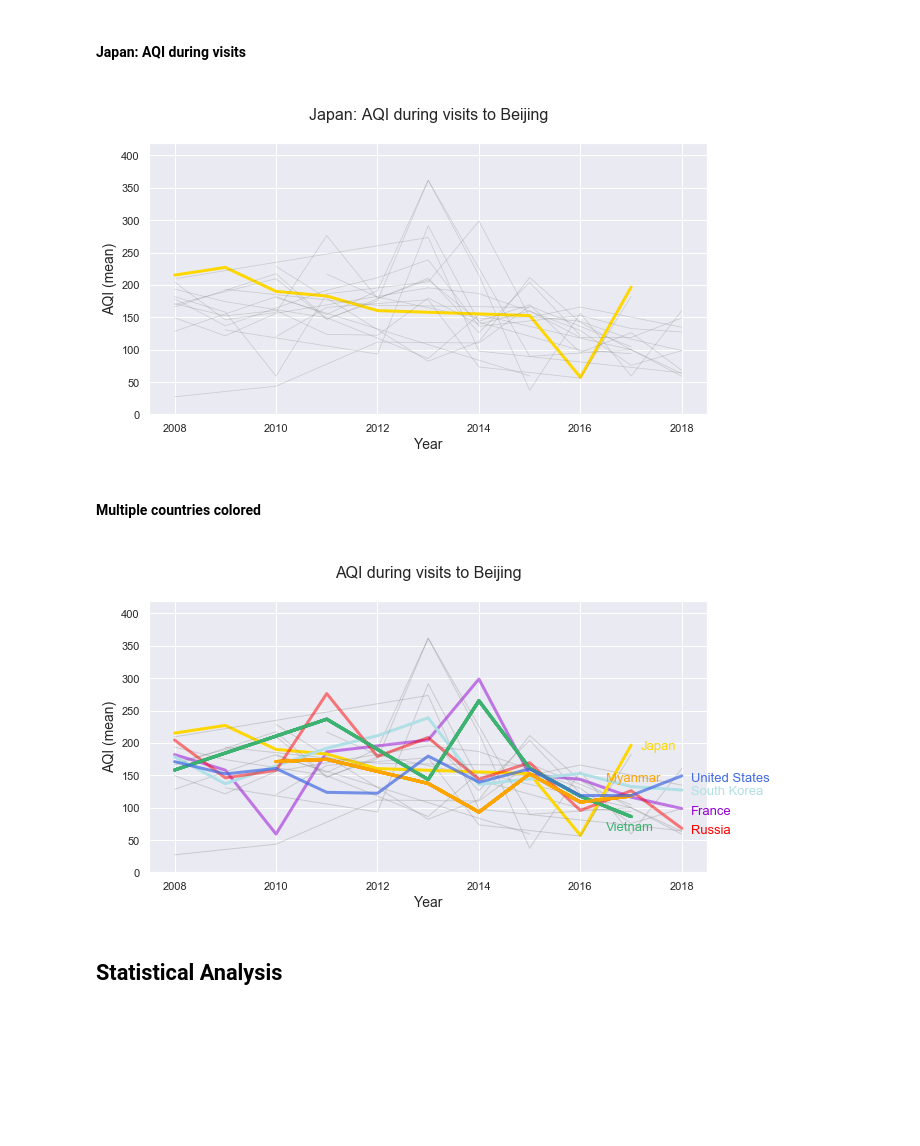
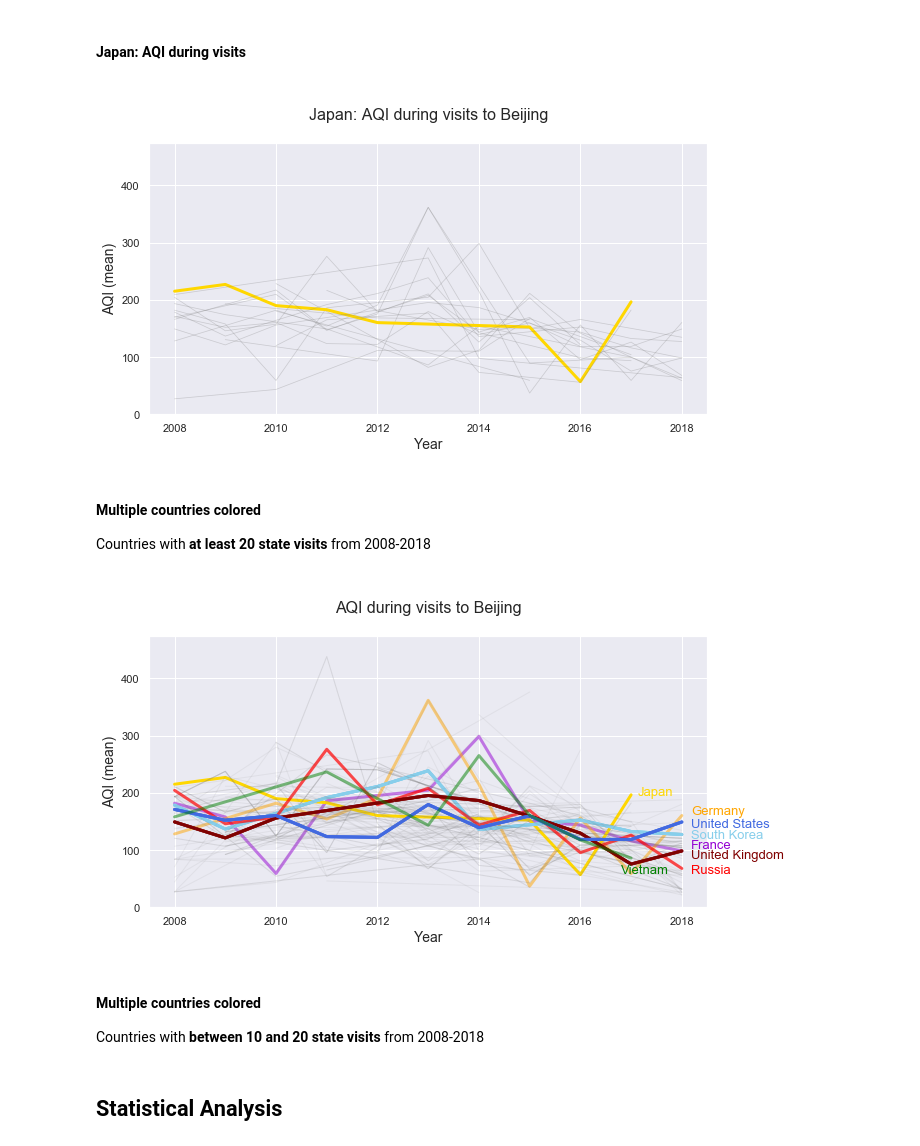
Before and after one commit to yontartu/wuran, a Jupyter notebook: beijing_aqi_analysis.ipynb, the cells around one changed output. Drawn from its saved outputs; the diff is of its cells as text; code cells hidden in the pictures; blank space fills up the shorter version.

```diff
--- a/beijing_aqi_analysis.ipynb
+++ b/beijing_aqi_analysis.ipynb
@@ -1016,8 +1039,8 @@ pollution_statevisits_noaa.tail()
 # %% [markdown]
 How many days when 0 country representatives in Beijing? How many days with 1 country? 2? etc.
 # %%
-psn = pollution_statevisits_noaa.copy()
-psn.head(3)
+psw = pollution_statevisits_weather.copy()
+psw.head(3)
 # %% [output]
 |  | date | avg_aqi | max_aqi | matched_countries | country_1 | country_2 | country_3 | country_4 | country_5 | ... |
 | 0 | 2008-01-01 | NaN | NaN | NaN | NaN | NaN | NaN | NaN | NaN | ... |
@@ -1025,10 +1048,10 @@ psn.head(3)
 | 2 | 2008-01-03 | NaN | NaN | NaN | NaN | NaN | NaN | NaN | NaN | ... |
 # %%
 visit_counts = []
-visit_counts.append(psn.country_1.isnull().sum())
+visit_counts.append(psw.country_1.isnull().sum())
 for i in range(1,10):
     col = 'country_' + str(i)
-    visit_counts.append(((psn[col].isnull() == False).sum()))
+    visit_counts.append(((psw[col].isnull() == False).sum()))
 visit_counts
 # %% [output]
 [3357, 661, 151, 38, 19, 14, 4, 2, 2, 1]
@@ -1098,7 +1121,7 @@ psn.head(3)
 # %%
-for row in psn.loc[psn.matched_countries.isnull(), 'matched_countries'].index:
-    psn.at[row, 'matched_countries'] = []
-psn.tail()
+for row in psw.loc[psw.matched_countries.isnull(), 'matched_countries'].index:
+    psw.at[row, 'matched_countries'] = []
+psw.tail()
 # %% [output]
 |  | date | avg_aqi | max_aqi | matched_countries | country_1 | country_2 | country_3 | country_4 | country_5 | ... |
 | 4013 | 2018-12-27 | 36.125000 | 56.0 | [] | NaN | NaN | NaN | NaN | NaN | ... |
@@ -1112,7 +1135,7 @@ Loop through country columns, subset dataframe, then concat together
 combined_cos = pd.DataFrame()
 for i in range(1,10):
     col_name = 'country_' + str(i)
-    a = psn[['date','avg_aqi','max_aqi','state_visit',col_name]]
+    a = psw[['date','avg_aqi','max_aqi','state_visit',col_name]]
     a = a[a[col_name].isnull()==False]
     a = a.rename(columns={col_name:'country'})
     combined_cos = pd.concat([combined_cos,a])
@@ -1333,59 +1356,67 @@ for country in g20:
 plt.title('\nJapan: AQI during visits to Beijing\n', size=16)
 plt.xlabel('Year', size=14)
 plt.ylabel('AQI (mean)', size=14)
-plt.ylim(0,420)
+plt.ylim(0,475)
 plt.savefig(os.getcwd() + '/img/chinavitae/8_japan_aqi_during_visits.png')
 # %% [output]
-[figure, old version]
+[figure, new version]
-# %% [markdown]
-#### Multiple countries colored
+# %% [markdown]
+#### Multiple countries colored
+
+Countries with **at least 20 state visits** from 2008-2018
 # %%
 plt.figure(figsize=(10,5))
 sns.set(style="darkgrid", color_codes=True)
 
-for country in g20:
+for country in list(countries):
     if country == 'united states':
         data = country_aqi_over_time[country_aqi_over_time.country == country]
         f = sns.lineplot(x="date", y="avg_aqi", data=data, legend='brief', alpha=0.7, color="royalblue", linewidth=3)
     elif country == 'russia':
         data = country_aqi_over_time[country_aqi_over_time.country == country]
-        f = sns.lineplot(x="date", y="avg_aqi", data=data, legend='brief', alpha=0.5, color="red", linewidth=3)
+        f = sns.lineplot(x="date", y="avg_aqi", data=data, legend='brief', alpha=0.7, color="red", linewidth=3)
     elif country == 'japan':
         data = country_aqi_over_time[country_aqi_over_time.country == country]
         f = sns.lineplot(x="date", y="avg_aqi", data=data, legend='brief', alpha=1.0, color="gold", linewidth=3)
     elif country == 'republic of korea':
         data = country_aqi_over_time[country_aqi_over_time.country == country]
-        f = sns.lineplot(x="date", y="avg_aqi", data=data, legend='brief', alpha=1.0, color="powderblue", linewidth=3)
+        f = sns.lineplot(x="date", y="avg_aqi", data=data, legend='brief', alpha=1.0, color="skyblue", linewidth=3)
     elif country == 'france':
         data = country_aqi_over_time[country_aqi_over_time.country == country]
         f = sns.lineplot(x="date", y="avg_aqi", data=data, legend='brief', alpha=0.5, color="darkviolet", linewidth=3)
+    elif country == 'germany':
+        data = country_aqi_over_time[country_aqi_over_time.country == country]
+        f = sns.lineplot(x="date", y="avg_aqi", data=data, legend='brief', alpha=0.5, color="orange", linewidth=3)
+    elif country == 'vietnam':
+        data = country_aqi_over_time[country_aqi_over_time.country == country]
+        f = sns.lineplot(x="date", y="avg_aqi", data=data, legend='brief', alpha=0.5, color="green", linewidth=3)
+    elif country == 'united kingdom':
+        data = country_aqi_over_time[country_aqi_over_time.country == country]
+        f = sns.lineplot(x="date", y="avg_aqi", data=data, legend='brief', alpha=0.5, color="maroon", linewidth=3)
 
     else:
         data = country_aqi_over_time[country_aqi_over_time.country == country]
-        f = sns.lineplot(x="date", y="avg_aqi", data=data, legend=False, alpha=0.3, color="grey", linewidth=1)
-
-        # plot vietnam
-        data = country_aqi_over_time[country_aqi_over_time.country == 'vietnam']
-        f = sns.lineplot(x="date", y="avg_aqi", data=data, legend='brief', alpha=0.5, color="mediumseagreen", linewidth=3)
-
-        # plot myanmar
-        data = country_aqi_over_time[country_aqi_over_time.country == 'myanmar']
-        f = sns.lineplot(x="date", y="avg_aqi", data=data, legend='brief', alpha=0.7, color="orange", linewidth=3)
+        f = sns.lineplot(x="date", y="avg_aqi", data=data, legend=False, alpha=0.1, color="grey", linewidth=1)
 
 plt.title('\nAQI during visits to Beijing\n', size=16)
 plt.xlabel('Year', size=14)
 plt.ylabel('AQI (mean)', size=14)
-plt.text(2017.18,190,'Japan', size=13, color='gold')
+plt.text(2017.13,195,'Japan', size=13, color='gold')
 plt.text(2018.18,140,'United States', size=13, color='royalblue')
-plt.text(2018.18,120,'South Korea', size=13, color='powderblue')
-plt.text(2018.18,90,'France', size=13, color='darkviolet')
+plt.text(2018.18,162,'Germany', size=13, color='orange')
+plt.text(2018.18,120,'South Korea', size=13, color='skyblue')
+plt.text(2018.18,103,'France', size=13, color='darkviolet')
+plt.text(2018.18,85,'United Kingdom', size=13, color='maroon')
 plt.text(2018.18,60,'Russia', size=13, color='red')
-plt.text(2016.5,65,'Vietnam', size=13, color='mediumseagreen')
-plt.text(2016.5,140,'Myanmar', size=13, color='orange')
-plt.ylim(0,420)
+plt.text(2016.8,60,'Vietnam', size=13, color='green')
+plt.ylim(0,475)
 plt.savefig(os.getcwd() + '/img/chinavitae/9_multicountry_aqi_during_visits.png')
 # %% [output]
-[figure, old version]
+[figure, new version]
+# %% [markdown]
+#### Multiple countries colored
+
+Countries with **between 10 and 20 state visits** from 2008-2018
 # %% [markdown]
 ## Statistical Analysis
 # %% [markdown]
```
Also changed, not shown: parts of 71 cells of this notebook, 3 other files.
